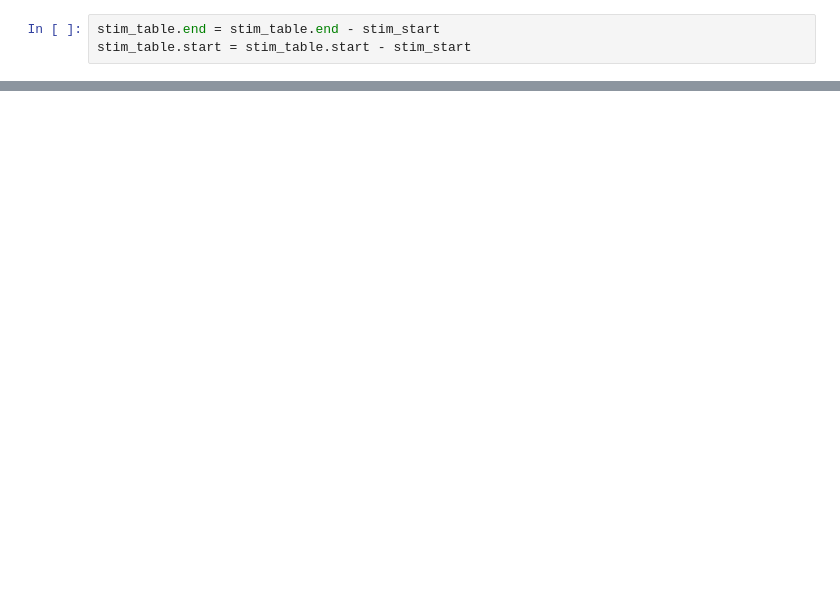
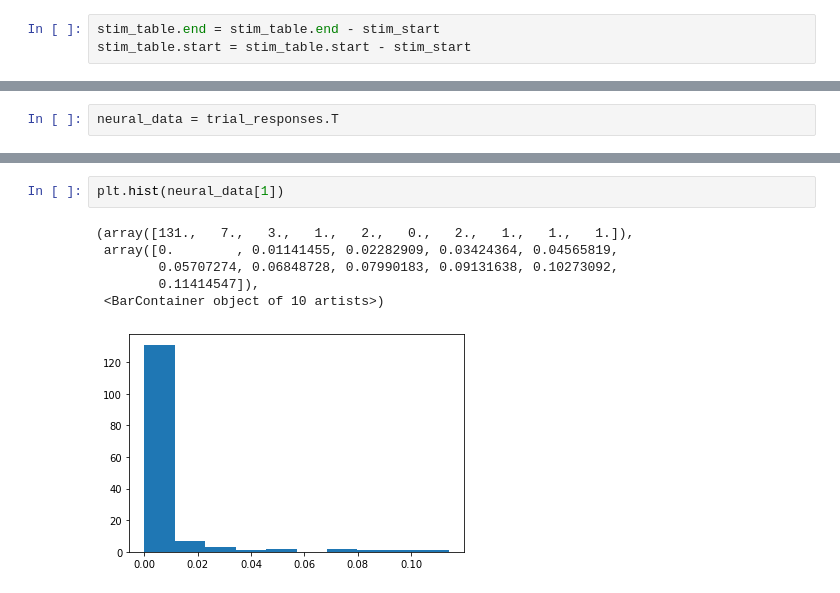
Before and after one commit to gabrieldrew/TReND-CaMinA-Project, a Jupyter notebook: code/dimensionality.ipynb, the cells around one changed output, grey strips where cells are left out. Drawn from its saved outputs; the diff is of its cells as text; blank space fills up the shorter version.

```diff
--- a/code/dimensionality.ipynb
+++ b/code/dimensionality.ipynb
@@ -184,0 +247,2 @@ array([    0,     8,    15, ..., 80165, 80173, 80180])
+# %%
+neural_data = trial_responses.T
@@ -184,0 +257,9 @@ array([    0,     8,    15, ..., 80165, 80173, 80180])
+# %%
+plt.hist(neural_data[1])
+# %% [output]
+(array([131.,   7.,   3.,   1.,   2.,   0.,   2.,   1.,   1.,   1.]),
+ array([0.        , 0.01141455, 0.02282909, 0.03424364, 0.04565819,
+        0.05707274, 0.06848728, 0.07990183, 0.09131638, 0.10273092,
+        0.11414547]),
+ <BarContainer object of 10 artists>)
+[figure, added]
```
Also changed, not shown: parts of 46 cells of this notebook.
